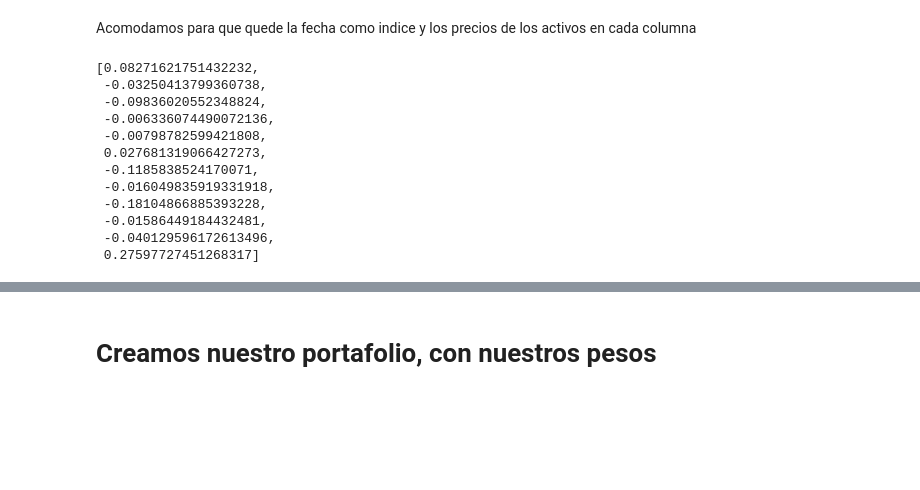
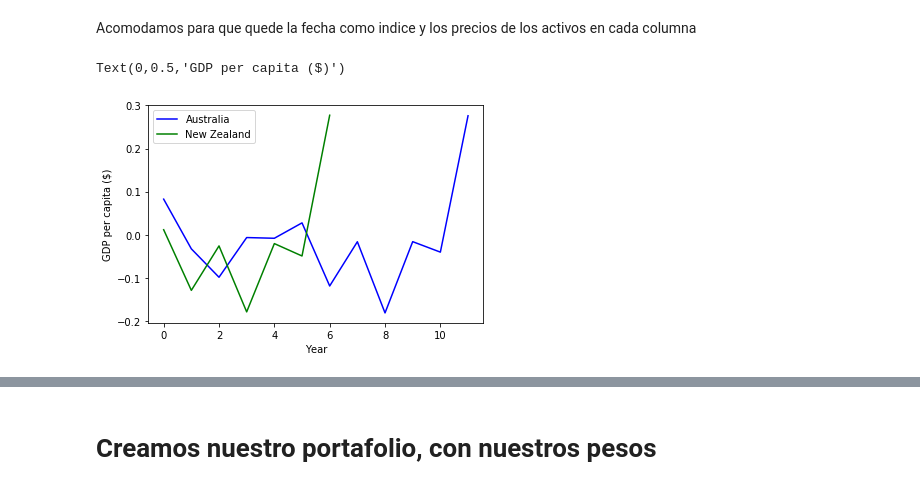
Before and after one commit to luisontaneda/DVY, a Jupyter notebook: Laboratorio 1.ipynb, the cells around one changed output, grey strips where cells are left out. Cells and saved outputs as stored; diff of their text form; code cells hidden in the pictures; blank space fills up the shorter version.

```diff
--- a/Laboratorio 1.ipynb
+++ b/Laboratorio 1.ipynb
@@ -78,15 +83,0 @@ rendsprimerpeso = [sum(np.multiply(peso(tw1,DVY).iloc[:,1],i)) for i in mediaxme
-# %%
-rendsprimerpeso
-# %% [output]
-[0.08271621751432232,
- -0.03250413799360738,
- -0.09836020552348824,
- -0.006336074490072136,
- -0.00798782599421808,
- 0.027681319066427273,
- -0.1185838524170071,
- -0.016049835919331918,
- -0.18104866885393228,
- -0.01586449184432481,
- -0.040129596172613496,
- 0.27597727451268317]
@@ -93 +96,14 @@ rendsprimerpeso
+# %%
+
+# Plot with differently-colored markers.
+plt.plot(np.arange(len(r2017[0])), r2017[0], 'b-', label='Australia')
+plt.plot(np.arange(len(r2017[5])), r2017[5], 'g-', label='New Zealand')
+
+# Create legend.
+plt.legend(loc='upper left')
+plt.xlabel('Year')
+plt.ylabel('GDP per capita ($)')
+# %% [output]
+Text(0,0.5,'GDP per capita ($)')
+[figure, added]
 # %%
```
Also changed, not shown: parts of 17 cells of this notebook.
